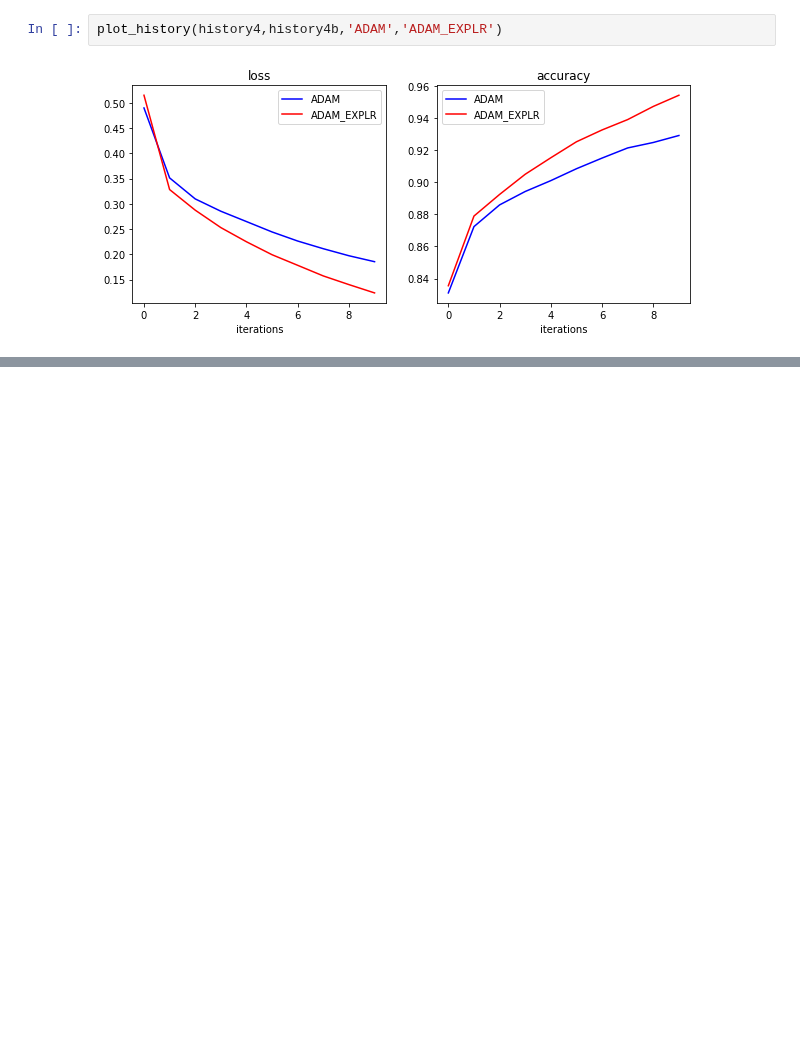
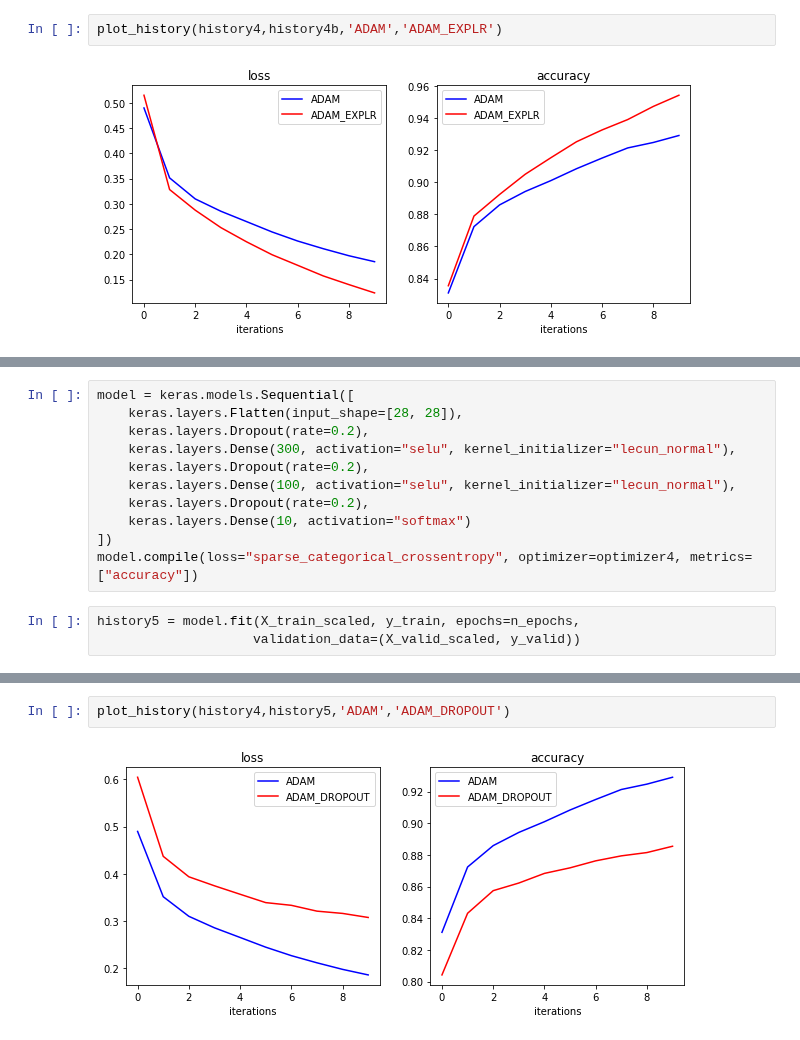
Before and after one commit to dtrad/geoml_course, a Jupyter notebook: Practice18_trainingDNN.ipynb, the cells around one changed output, grey strips where cells are left out. Cells and saved outputs as stored; diff of their text form; blank space fills up the shorter version.

```diff
--- a/Practice18_trainingDNN.ipynb
+++ b/Practice18_trainingDNN.ipynb
@@ -862,0 +934,14 @@ plot_history(history4,history4b,'ADAM','ADAM_EXPLR')
+# %%
+model = keras.models.Sequential([
+    keras.layers.Flatten(input_shape=[28, 28]),
+    keras.layers.Dropout(rate=0.2),
+    keras.layers.Dense(300, activation="selu", kernel_initializer="lecun_normal"),
+    keras.layers.Dropout(rate=0.2),
+    keras.layers.Dense(100, activation="selu", kernel_initializer="lecun_normal"),
+    keras.layers.Dropout(rate=0.2),
+    keras.layers.Dense(10, activation="softmax")
+])
+model.compile(loss="sparse_categorical_crossentropy", optimizer=optimizer4, metrics=["accuracy"])
+# %%
+history5 = model.fit(X_train_scaled, y_train, epochs=n_epochs,
+                    validation_data=(X_valid_scaled, y_valid))
@@ -862,0 +966,4 @@ plot_history(history4,history4b,'ADAM','ADAM_EXPLR')
+# %%
+plot_history(history4,history5,'ADAM','ADAM_DROPOUT')
+# %% [output]
+[figure, added]
```
Also changed, not shown: parts of 9 cells of this notebook.
